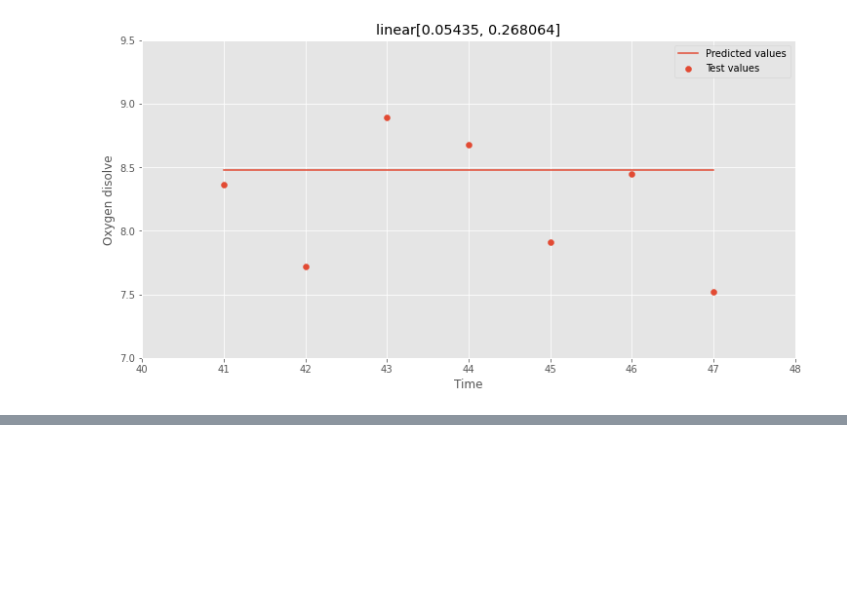
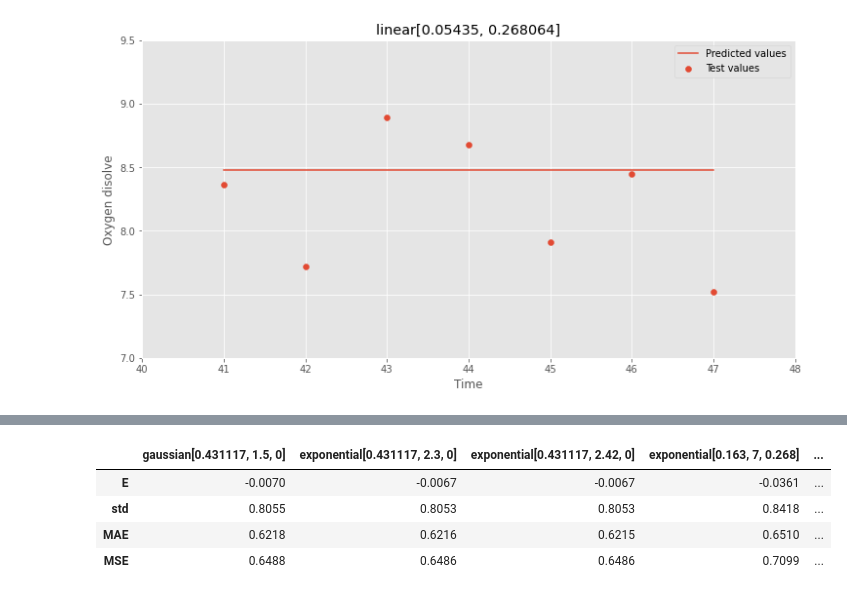
Before and after one commit to nktrn/oxygen_dissolve, a Jupyter notebook: Course work.ipynb, the cells around one changed output, grey strips where cells are left out. Saved outputs shown, nothing was run; the diff lists cells and outputs as text; code cells hidden in the pictures; blank space fills up the shorter version.

```diff
--- a/Course work.ipynb
+++ b/Course work.ipynb
@@ -475,0 +510,8 @@ errors_table_kriging_joined
+# %%
+cr_table
+# %% [output]
+|  | gaussian[0.431117, 1.5, 0] | exponential[0.431117, 2.3, 0] | exponential[0.431117, 2.42, 0] | exponential[0.163, 7, 0.268] | ... |
+| E | -0.0070 | -0.0067 | -0.0067 | -0.0361 | ... |
+| std | 0.8055 | 0.8053 | 0.8053 | 0.8418 | ... |
+| MAE | 0.6218 | 0.6216 | 0.6215 | 0.6510 | ... |
+| MSE | 0.6488 | 0.6486 | 0.6486 | 0.7099 | ... |
```
Also changed, not shown: parts of 4 cells of this notebook.
